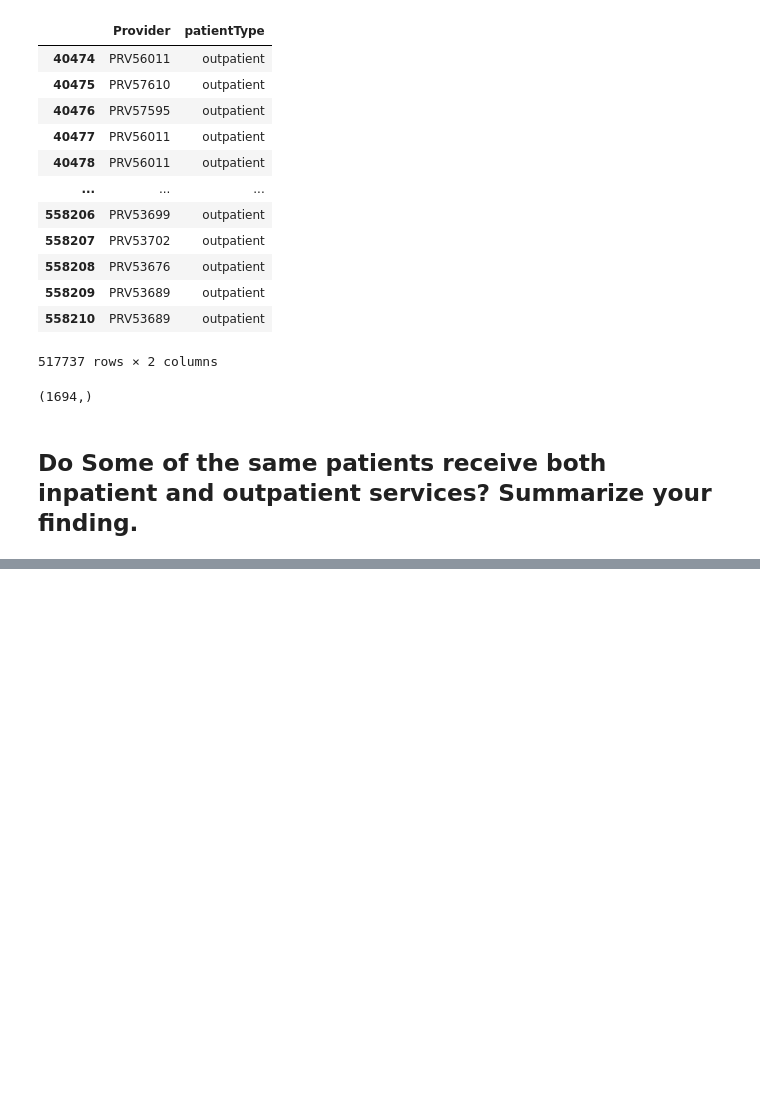
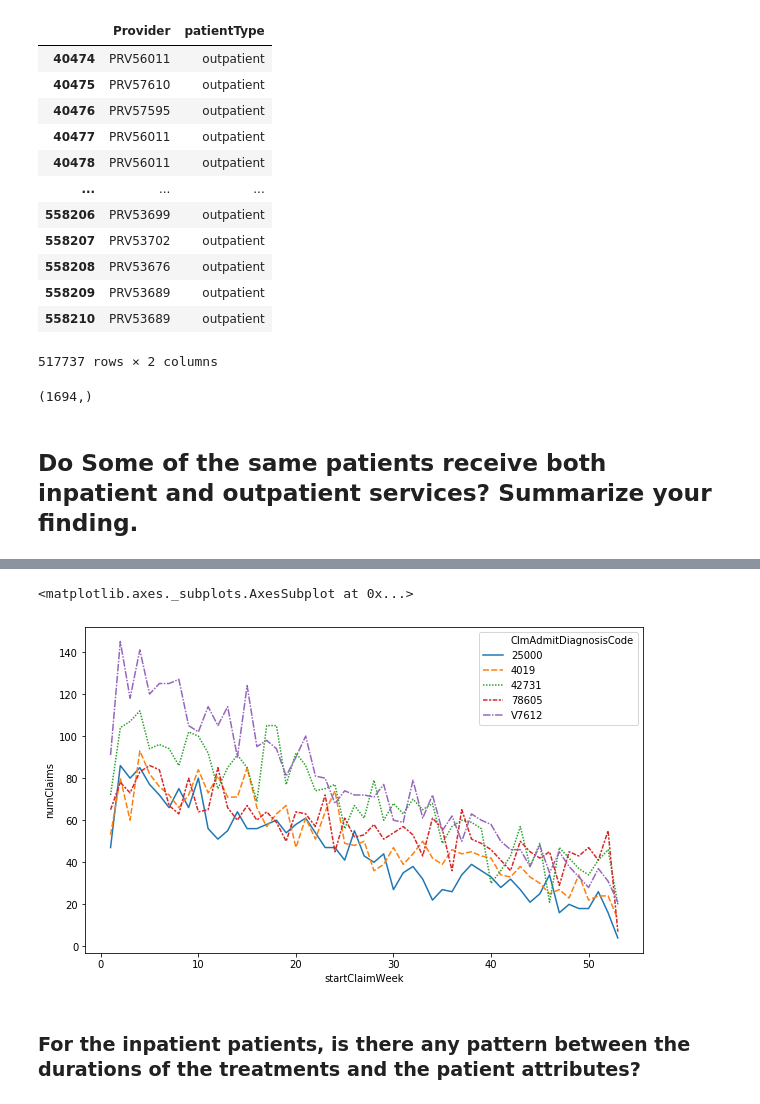
Before and after one commit to randypantinople/HealthCareFraudDetection, a Jupyter notebook: randypantinople/healthCareFraudDetection(randy).ipynb, the cells around one changed output, grey strips where cells are left out. Saved outputs shown, nothing was run; the diff lists cells and outputs as text; code cells hidden in the pictures; blank space fills up the shorter version.

```diff
--- a/randypantinople/healthCareFraudDetection(randy).ipynb
+++ b/randypantinople/healthCareFraudDetection(randy).ipynb
@@ -327,0 +376,10 @@ patient_services = pd.merge(patient_outpatient, patient_inpatient, on='BeneID')
+# %%
+clmDiagnosis = full_data.ClmAdmitDiagnosisCode.value_counts()[:5].reset_index()
+clmDiagnosis = pd.DataFrame(clmDiagnosis).rename(columns={'index':'ClmAdmitDiagnosisCode', 'ClmAdmitDiagnosisCode':'count'})
+clmDiagnosis
+
+
+weeks = full_data[['ClmAdmitDiagnosisCode', 'startClaimWeek', 'ClaimID']].copy()
+
+week_diag = pd.merge(weeks, clmDiagnosis, on ='ClmAdmitDiagnosisCode', how='right')
+week_diag= week_diag.groupby(['ClmAdmitDiagnosisCode', 'startClaimWeek'])['ClaimID'].count().reset_index(name='numClaims')
@@ -327,0 +389,8 @@ patient_services = pd.merge(patient_outpatient, patient_inpatient, on='BeneID')
+# %%
+ax, f = plt.subplots(figsize=(10, 6))
+sns.lineplot(data =week_diag, x= 'startClaimWeek', y= 'numClaims', hue='ClmAdmitDiagnosisCode', style='ClmAdmitDiagnosisCode')
+# %% [output]
+<matplotlib.axes._subplots.AxesSubplot at 0x...>
+[figure, added]
+# %% [markdown]
+### For the inpatient patients, is there any pattern between the durations of the treatments and the patient attributes?
```
Also changed, not shown: parts of 17 cells of this notebook.
